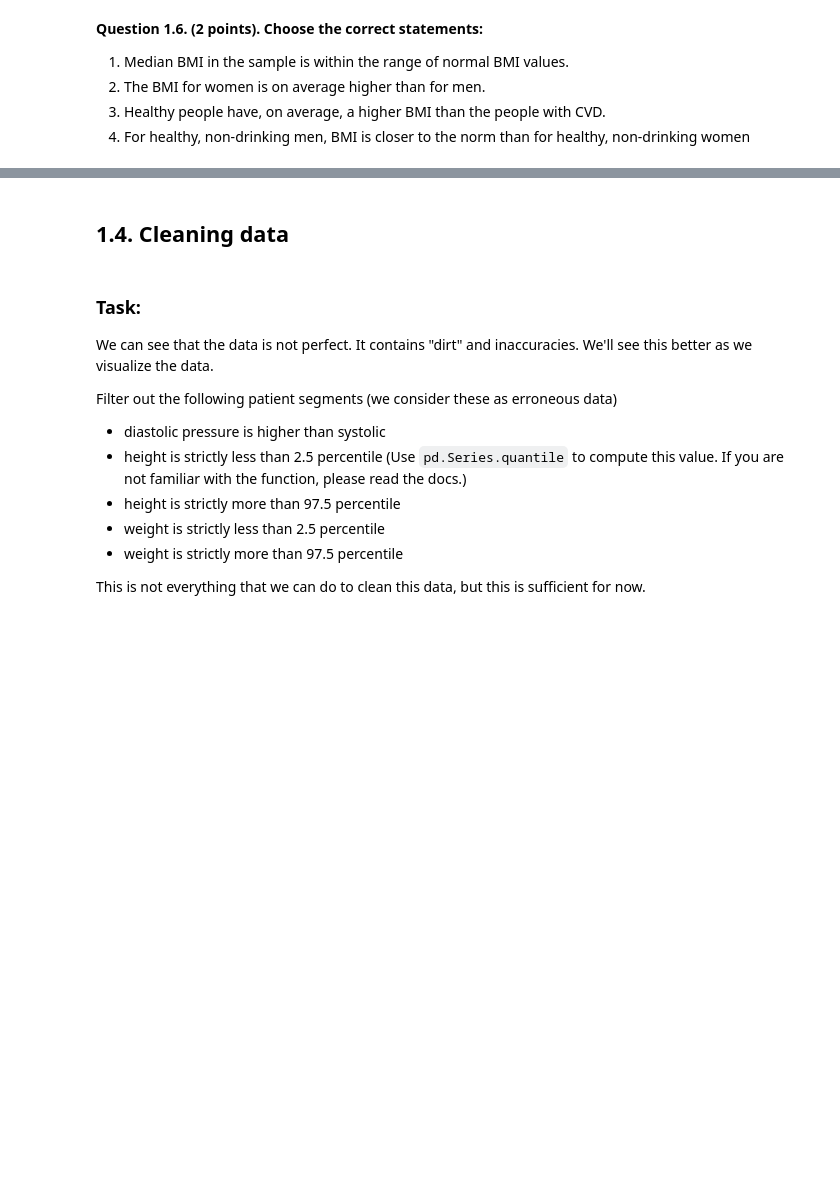
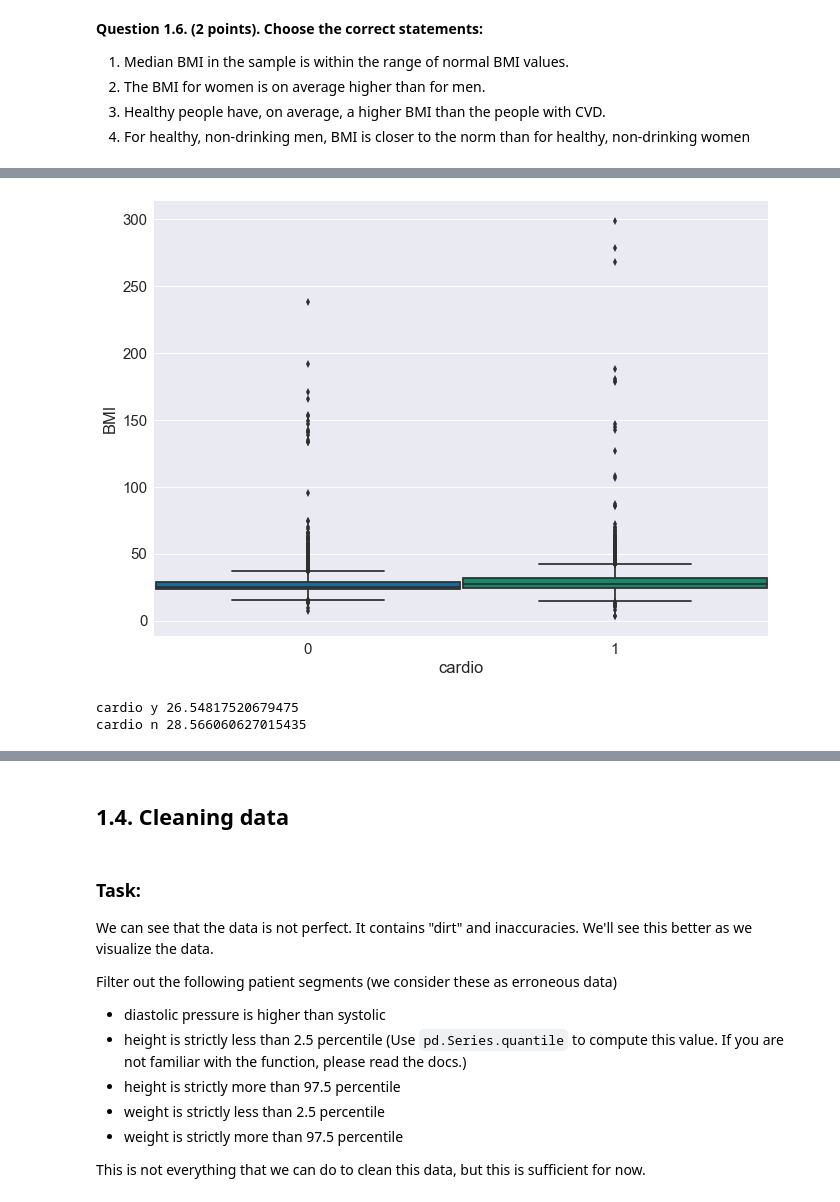
Before and after one commit to bogdanovdya/mlcourse.ai, a Jupyter notebook: jupyter_english/assignments_demo/assignment02_analyzing_cardiovascular_desease_data.ipynb, the cells around one changed output, grey strips where cells are left out. Drawn from its saved outputs; the diff is of its cells as text; code cells hidden in the pictures; blank space fills up the shorter version.

```diff
--- a/jupyter_english/assignments_demo/assignment02_analyzing_cardiovascular_desease_data.ipynb
+++ b/jupyter_english/assignments_demo/assignment02_analyzing_cardiovascular_desease_data.ipynb
@@ -353,0 +379,13 @@ Create a new feature – BMI ([Body Mass Index](https://en.wikipedia.org/wiki/Bo
+# %%
+bplot = sns.boxplot(y='BMI', x='cardio',
+                 data=df,
+                 width=0.99,
+                 palette="colorblind")
+# %% [output]
+[figure, added]
+# %%
+print('cardio y', df[ df['cardio'] == 0 ]['BMI'].mean())
+print('cardio n', df[ df['cardio'] == 1 ]['BMI'].mean())
+# %% [output]
+cardio y 26.54817520679475
+cardio n 28.566060627015435
```
Also changed, not shown: parts of 16 cells of this notebook, 4 other files.
